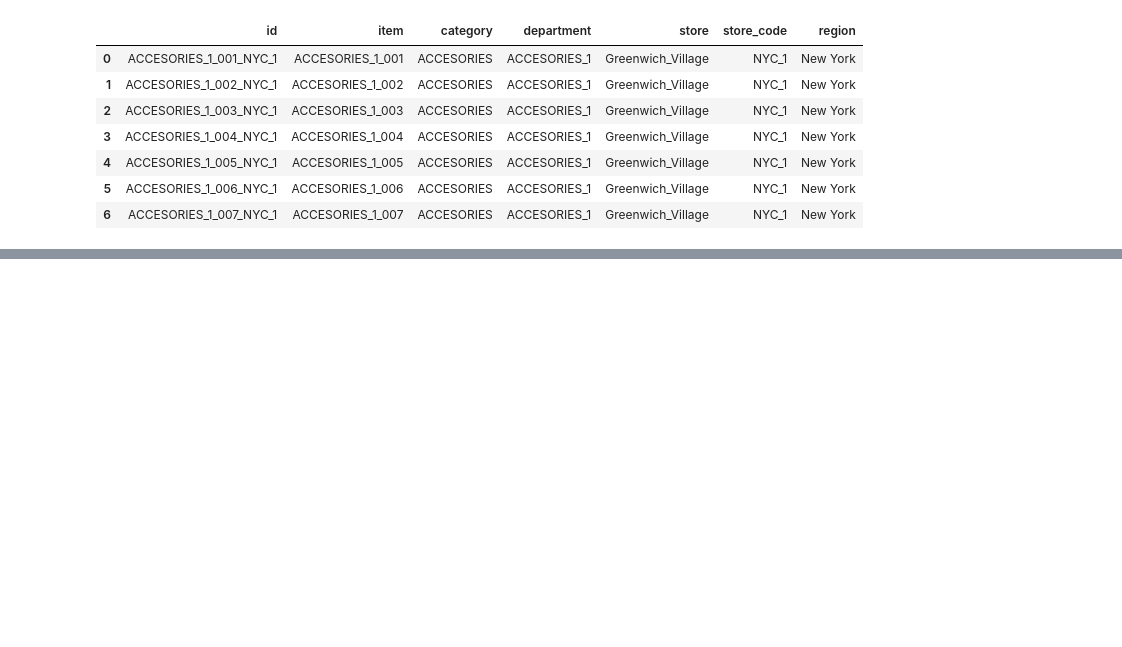
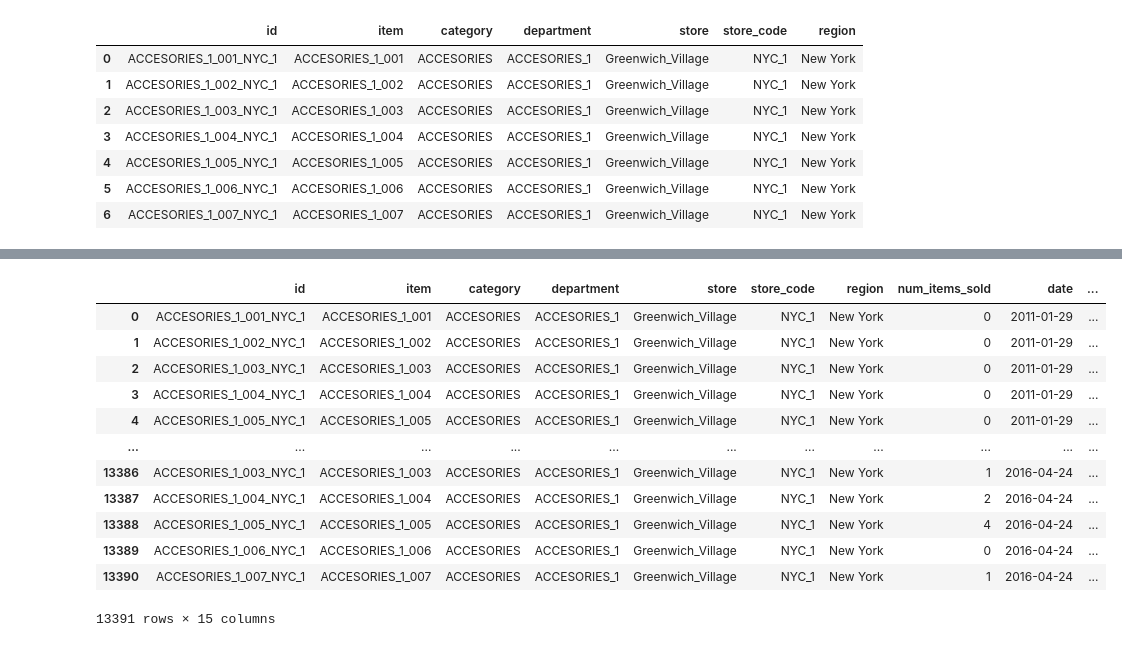
Before and after one commit to Maycas/DS-Market, a Jupyter notebook: 1 - Analysis/1 - Data Preparation.ipynb, the cells around one changed output, grey strips where cells are left out. Cells and saved outputs as stored; diff of their text form; code cells hidden in the pictures; blank space fills up the shorter version.

```diff
--- a/1 - Analysis/1 - Data Preparation.ipynb
+++ b/1 - Analysis/1 - Data Preparation.ipynb
@@ -1128,0 +1068,25 @@ final_df =
+# %%
+result_df = pd.merge(
+    result_df,
+    prices,
+    how = 'left',
+    on = ['item', 'category', 'store_code', 'week', 'year']
+)
+# %%
+result_df
+
+#there are nulls in sell_price... let's see what is going on with the merge... bcs it's weird as we didn't have any nulls in prices
+# %% [output]
+|  | id | item | category | department | store | store_code | region | num_items_sold | date | ... |
+| 0 | ACCESORIES_1_001_NYC_1 | ACCESORIES_1_001 | ACCESORIES | ACCESORIES_1 | Greenwich_Village | NYC_1 | New York | 0 | 2011-01-29 | ... |
+| 1 | ACCESORIES_1_002_NYC_1 | ACCESORIES_1_002 | ACCESORIES | ACCESORIES_1 | Greenwich_Village | NYC_1 | New York | 0 | 2011-01-29 | ... |
+| 2 | ACCESORIES_1_003_NYC_1 | ACCESORIES_1_003 | ACCESORIES | ACCESORIES_1 | Greenwich_Village | NYC_1 | New York | 0 | 2011-01-29 | ... |
+| 3 | ACCESORIES_1_004_NYC_1 | ACCESORIES_1_004 | ACCESORIES | ACCESORIES_1 | Greenwich_Village | NYC_1 | New York | 0 | 2011-01-29 | ... |
+| 4 | ACCESORIES_1_005_NYC_1 | ACCESORIES_1_005 | ACCESORIES | ACCESORIES_1 | Greenwich_Village | NYC_1 | New York | 0 | 2011-01-29 | ... |
+| ... | ... | ... | ... | ... | ... | ... | ... | ... | ... | ... |
+| 13386 | ACCESORIES_1_003_NYC_1 | ACCESORIES_1_003 | ACCESORIES | ACCESORIES_1 | Greenwich_Village | NYC_1 | New York | 1 | 2016-04-24 | ... |
+| 13387 | ACCESORIES_1_004_NYC_1 | ACCESORIES_1_004 | ACCESORIES | ACCESORIES_1 | Greenwich_Village | NYC_1 | New York | 2 | 2016-04-24 | ... |
+| 13388 | ACCESORIES_1_005_NYC_1 | ACCESORIES_1_005 | ACCESORIES | ACCESORIES_1 | Greenwich_Village | NYC_1 | New York | 4 | 2016-04-24 | ... |
+| 13389 | ACCESORIES_1_006_NYC_1 | ACCESORIES_1_006 | ACCESORIES | ACCESORIES_1 | Greenwich_Village | NYC_1 | New York | 0 | 2016-04-24 | ... |
+| 13390 | ACCESORIES_1_007_NYC_1 | ACCESORIES_1_007 | ACCESORIES | ACCESORIES_1 | Greenwich_Village | NYC_1 | New York | 1 | 2016-04-24 | ... |
+13391 rows × 15 columns
```
Also changed, not shown: parts of 31 cells of this notebook, 1 other file.
